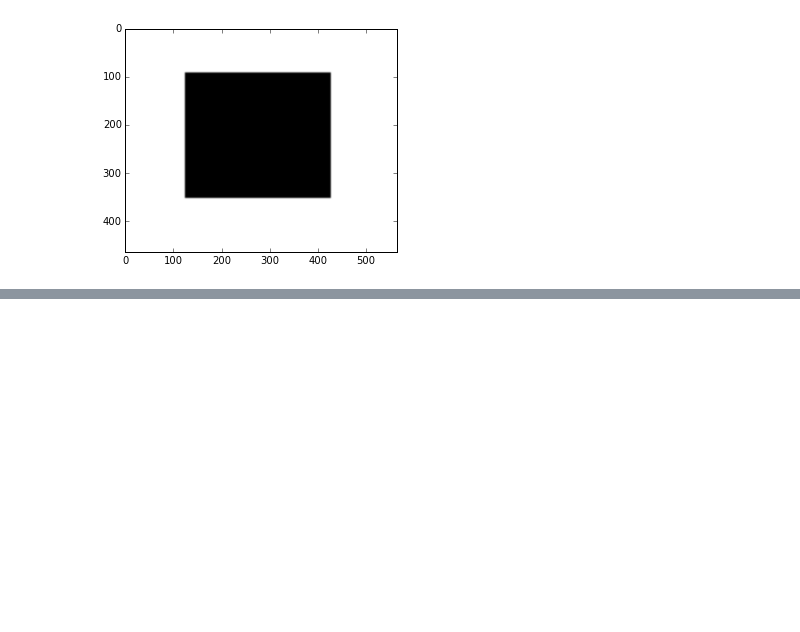
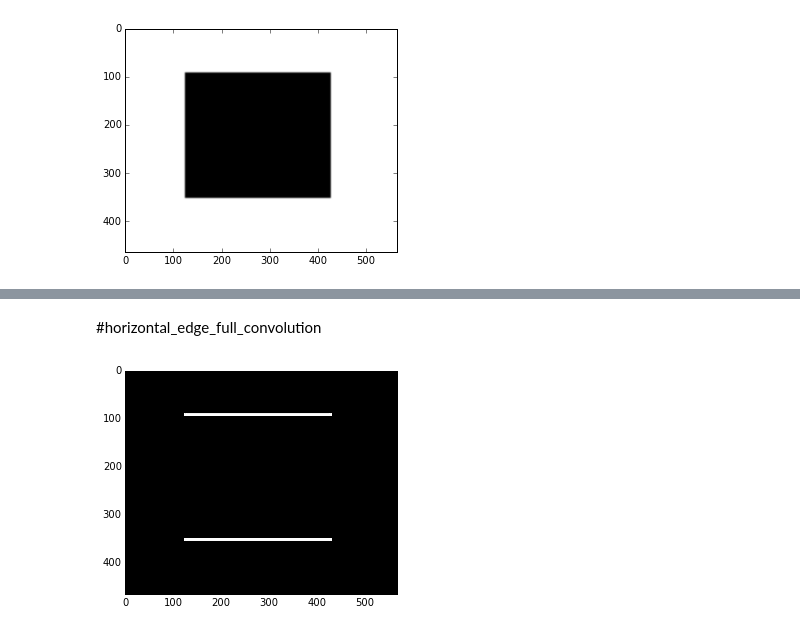
Before and after one commit to dhr9/HandwritingRecognition_using_ImageProcessing_and_NeuralNetworks_on_an_FPGA, a Jupyter notebook: Final_Year_Project/Image processing.ipynb, the cells around one changed output, grey strips where cells are left out. Saved outputs shown, nothing was run; the diff lists cells and outputs as text; code cells hidden in the pictures; blank space fills up the shorter version.

```diff
--- a/Final_Year_Project/Image processing.ipynb
+++ b/Final_Year_Project/Image processing.ipynb
@@ -260,0 +297,20 @@ zyaada
+# %% [markdown]
+#horizontal_edge_full_convolution
+# %%
+def horizontal_edge_full_convolution(self,image) :
+    kernel1 = [1,[[-1,-1,-1],
+                 [0,0,0],
+                 [1,1,1]]]
+    kernel2 = [1,[[1,1,1],
+                 [0,0,0],
+                 [-1,-1,-1]]]
+    processed_image = self.full_convolution(image,kernel1,kernel2)
+    return processed_image
+
+image_processing.horizontal_edge_full_convolution = horizontal_edge_full_convolution
+
+impr = image_processing()
+im  = impr.horizontal_edge_full_convolution(image)
+display(im)
+# %% [output]
+[figure, added]
```
Also changed, not shown: parts of 20 cells of this notebook.
